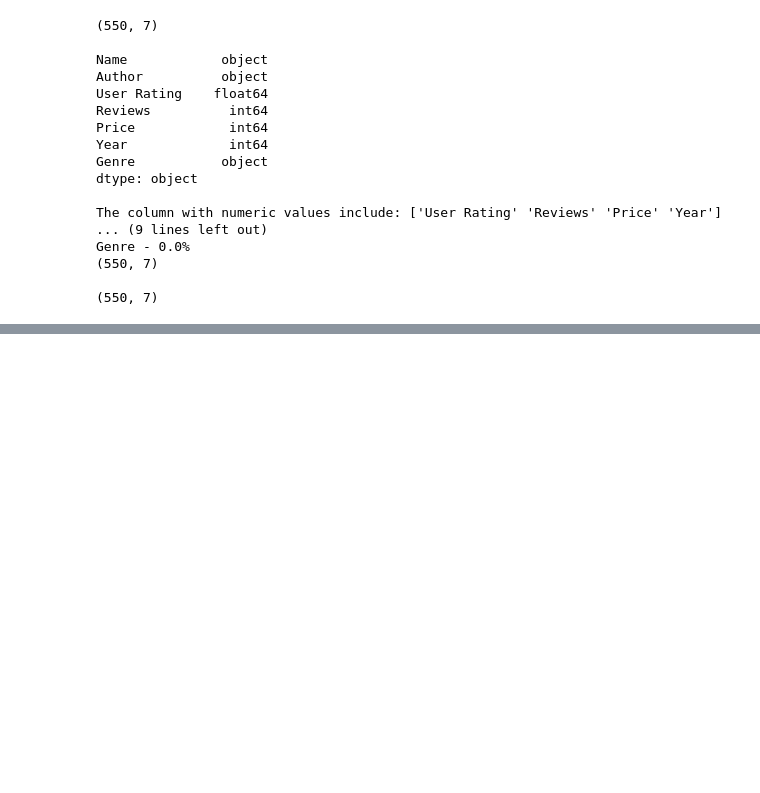
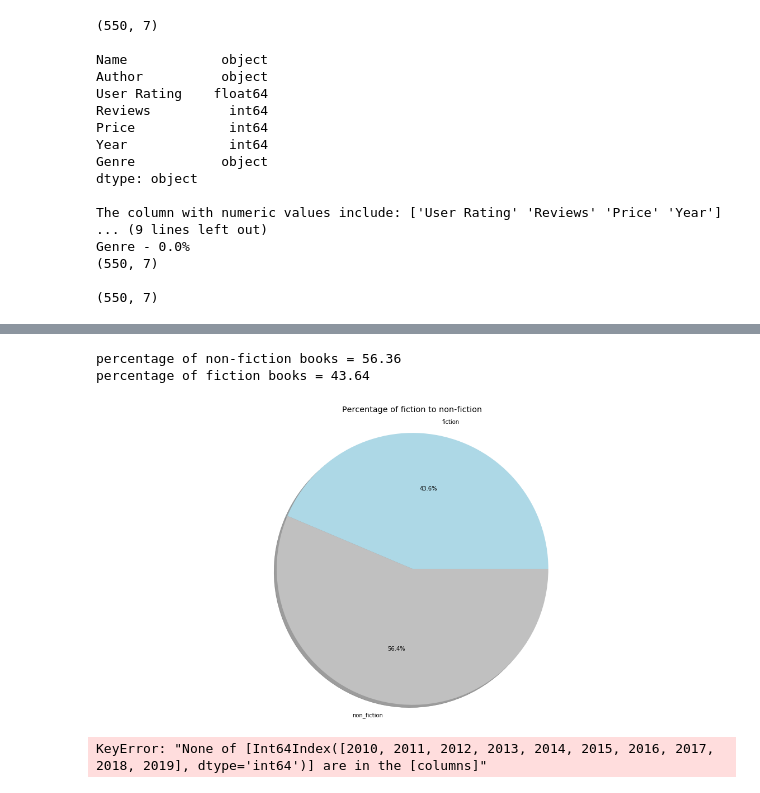
Before and after one commit to AI-fae/Init_assessment_files, a Jupyter notebook: SCAMP assessment.ipynb, the cells around one changed output, grey strips where cells are left out. Drawn from its saved outputs; the diff is of its cells as text; code cells hidden in the pictures; blank space fills up the shorter version.

```diff
--- a/SCAMP assessment.ipynb
+++ b/SCAMP assessment.ipynb
@@ -87,0 +95,40 @@ df
+# %%
+#Visualizing The percentage of fiction to non-fiction.
+
+genre = df["Genre"]
+my_colors = ['lightblue','silver']
+
+non_fiction = np.sum(genre == "Non Fiction")
+pct_non_fiction = round((non_fiction/550)*100, 2)
+print(f"percentage of non-fiction books = {pct_non_fiction}")
+
+fiction = np.sum(genre == "Fiction")
+pct_fiction = round((fiction/550)*100, 2)
+print(f"percentage of fiction books = {pct_fiction}")
+
+plt.pie([fiction, non_fiction],labels= ["fiction", "non_fiction"], autopct='%1.1f%%',
+        colors = my_colors, shadow = True)
+plt.title('Percentage of fiction to non-fiction')
+plt.axis('equal')
+
+plt.show()
+# %% [output]
+percentage of non-fiction books = 56.36
+percentage of fiction books = 43.64
+[figure, added]
+# %%
+#VISUALIZING TRENDS OVER THE YEARS
+
+price = df["Price"]
+years = list(map(int, range(2010,2020)))
+fig1 = df.loc[price, years].plot(kind = 'line', color = 'r')
+plt.title('Review trends over the years',color = 'black')
+plt.xlabel('Years',color = 'black')
+plt.ylabel('No of reviews',color = 'black')
+plt.xticks(color = 'black')
+plt.yticks(color = 'black')
+plt.savefig('linechart_single.png')
+
+plt.show()
+# %% [output]
+KeyError: "None of [Int64Index([2010, 2011, 2012, 2013, 2014, 2015, 2016, 2017, 2018, 2019], dtype='int64')] are in the [columns]"
```
Also changed, not shown: parts of 11 cells of this notebook.
